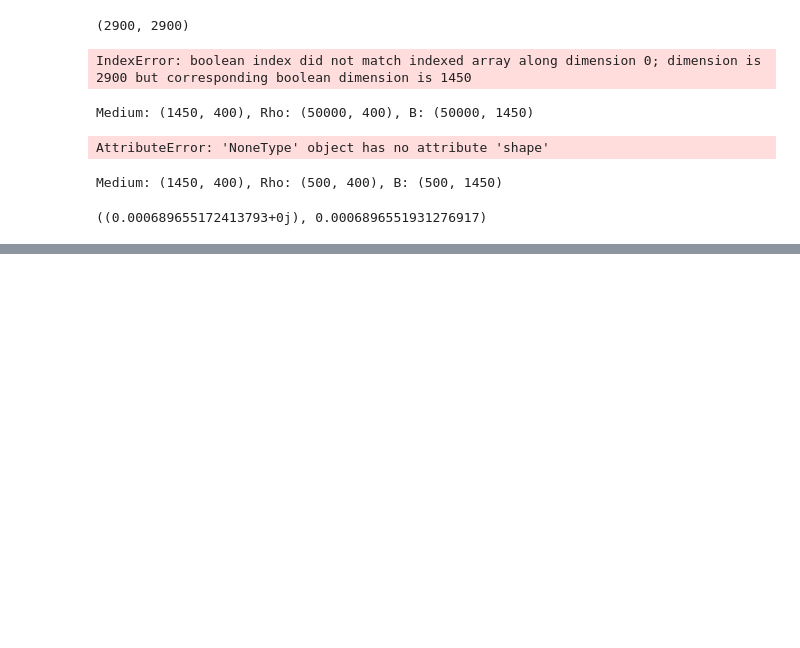
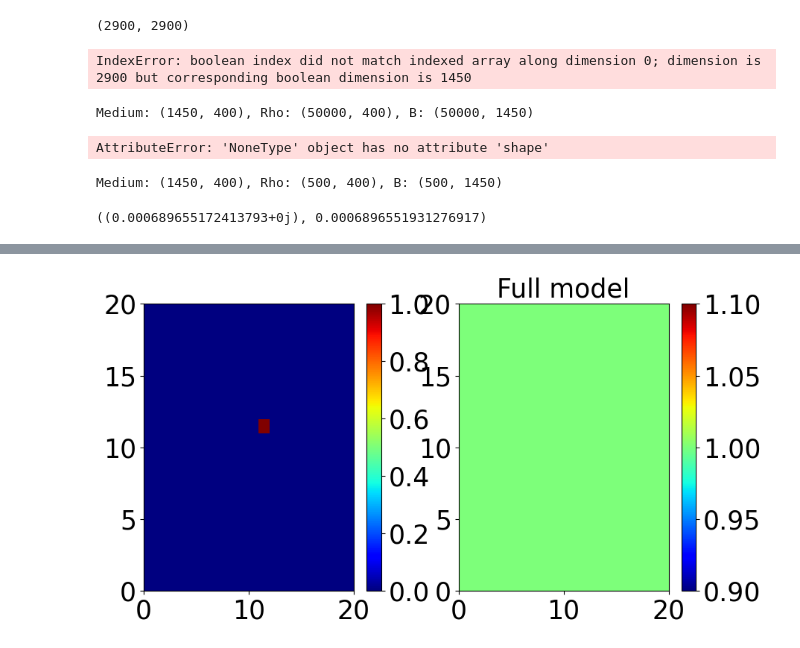
Before and after one commit to alexei-novikov/RM_imaging, a Jupyter notebook: multi_dict.ipynb, the cells around one changed output, grey strips where cells are left out. Drawn from its saved outputs; the diff is of its cells as text; code cells hidden in the pictures; blank space fills up the shorter version.

```diff
--- a/multi_dict.ipynb
+++ b/multi_dict.ipynb
@@ -405,0 +670,81 @@ Medium: (1450, 400), Rho: (500, 400), B: (500, 1450)
+# %%
+#cc data training
+starttime=time.time()
+target='raw'
+labeled_data=400
+layer_loss_list=[]
+Epochs=2000
+Track_run=False
+#Enter your wanbd key below and uncomment wanbd code to track run on wandb
+if Track_run:
+    key='ENTER YOUR KEY HERE' #enter your own key here
+    wandb.login(key=key)
+    wandb.init(project='Test runs')
+    wandb.config['labeled_data']=labeled_data
+wand_dict={}
+batchsize=400
+layers=[250,1000,750,500, 500, 300, 300, 400,800]
+training_data=H.data_rho_CC(data_path+'/train',labeled_data/80000,1)
+trainloader=DataLoader(training_data,batch_size=batchsize,shuffle=True,num_workers=4)
+medium= np.array(mat73.loadmat(data_path+'/rtt.mat')['Artt'])
+device = torch.device("cuda" if torch.cuda.is_available() else "cpu")
+sigmoid = nn.Sigmoid()
+softmax=nn.Softmax(dim=0)
+val_data=H.data_rho_CC(data_path+'/val', 3000/80000,1)
+valloader=DataLoader(val_data,batch_size=batchsize,shuffle=True,num_workers=4)
+
+
+encoder=M.fc_net_batch(training_data[0][0].shape[0]/2, layers, training_data.rho[0].shape[0]/4, net_type='fc',linear_type='real', activation='relu', bias=True, out_scaling=None)
+print('Data shapes:', training_data.b[0].shape[0]/2, training_data.rho[0].shape[0]/4)
+Locat='/home/achristie/RM_imaging/models/CCorderer_fc_net.pt'
+encoder.load_state_dict(torch.load(Locat))
+print(H.count_parameters(encoder))
+print('Data shapes:', training_data.b[0].shape[0]/2, training_data.rho[0].shape[0]/4)
+encoder.to(device)
+
+
+relu=nn.ReLU()
+optimizer = torch.optim.Adam(encoder.parameters(), lr=0.001)
+softmax=nn.Softmax(dim=1)
+bce_loss_fn=nn.CrossEntropyLoss()
+L2_loss_fn=nn.MSELoss()
+for epoch in range(Epochs):
+    train_lossavg=0
+    train_lossavg=0
+    encoder.train()
+    for batch, (b,rho,num_targets) in enumerate(trainloader):
+        optimizer.zero_grad()
+
+        b=b.to(device)
+        rho=rho.to(device)
+        rho_hat=encoder(b)
+        rh, _=torch.split(rho, 400, dim=-1)
+        bce_loss=bce_loss_fn(rho_hat.squeeze(), rh.squeeze())
+        bce_loss.backward()
+        train_lossavg+=bce_loss.item()/len(trainloader)
+        optimizer.step()
+    if epoch==Epochs-1:
+        H.plot_2_imgs(rho, softmax(rho_hat),ind=5, figsize=5, scaling=None, xpix=20, ypix=20, font_size=25)
+        finish=time.time()-starttime
+        print(f"time for labeled: {finish}")
+    print(f'epoch: {epoch}, train loss: {train_lossavg}')
+val_loss=0
+encoder.eval()
+for batch, (b,rho,num_targets) in enumerate(valloader):
+    b=b.to(device)
+    rho=rho.to(device)
+    font_size = 50
+    rho_hat=encoder(b)
+    rh, _=torch.split(rho, 400, dim=-1)
+    bce_loss=bce_loss_fn(rho_hat.squeeze(), rh.squeeze())
+    val_loss+=bce_loss.item()/len(valloader)
+    if batch==0:
+        H.plot_2_imgs(rho, softmax(rho_hat),ind=5, figsize=5, xpix=20, ypix=20, font_size=25)
+
+torch.save(encoder.state_dict(),f'/home/achristie/RM_imaging/models/CCorderer_fc_net.pt')
+
+wand_dict['val loss']=val_loss
+print(f'val loss: {val_loss}')
+if Track_run:
+    wandb.log(wand_dict)
+# %% [output]
@@ -405,0 +768 @@ Medium: (1450, 400), Rho: (500, 400), B: (500, 1450)
+[figure, added]
```
Also changed, not shown: parts of 18 cells of this notebook, 6 other files.
